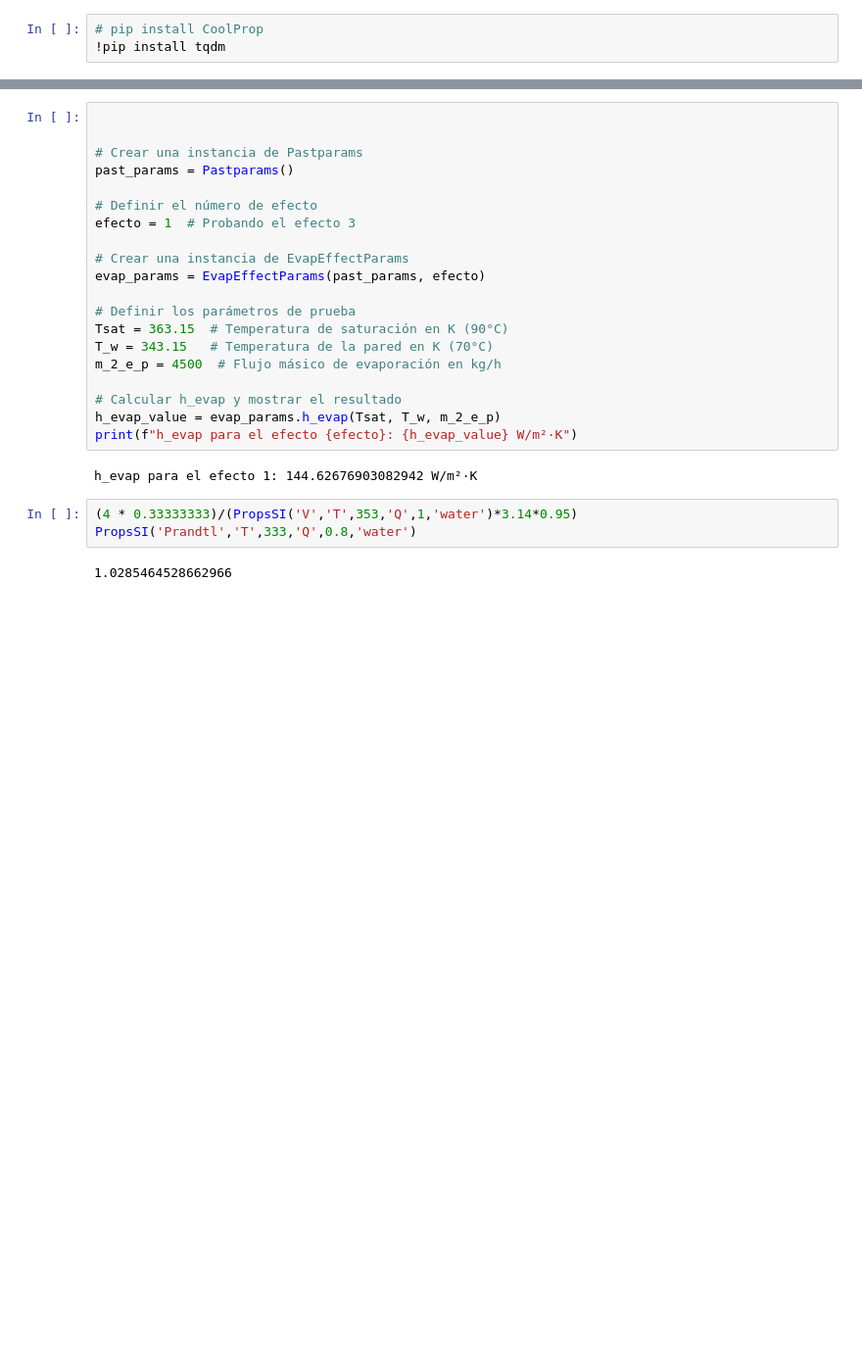
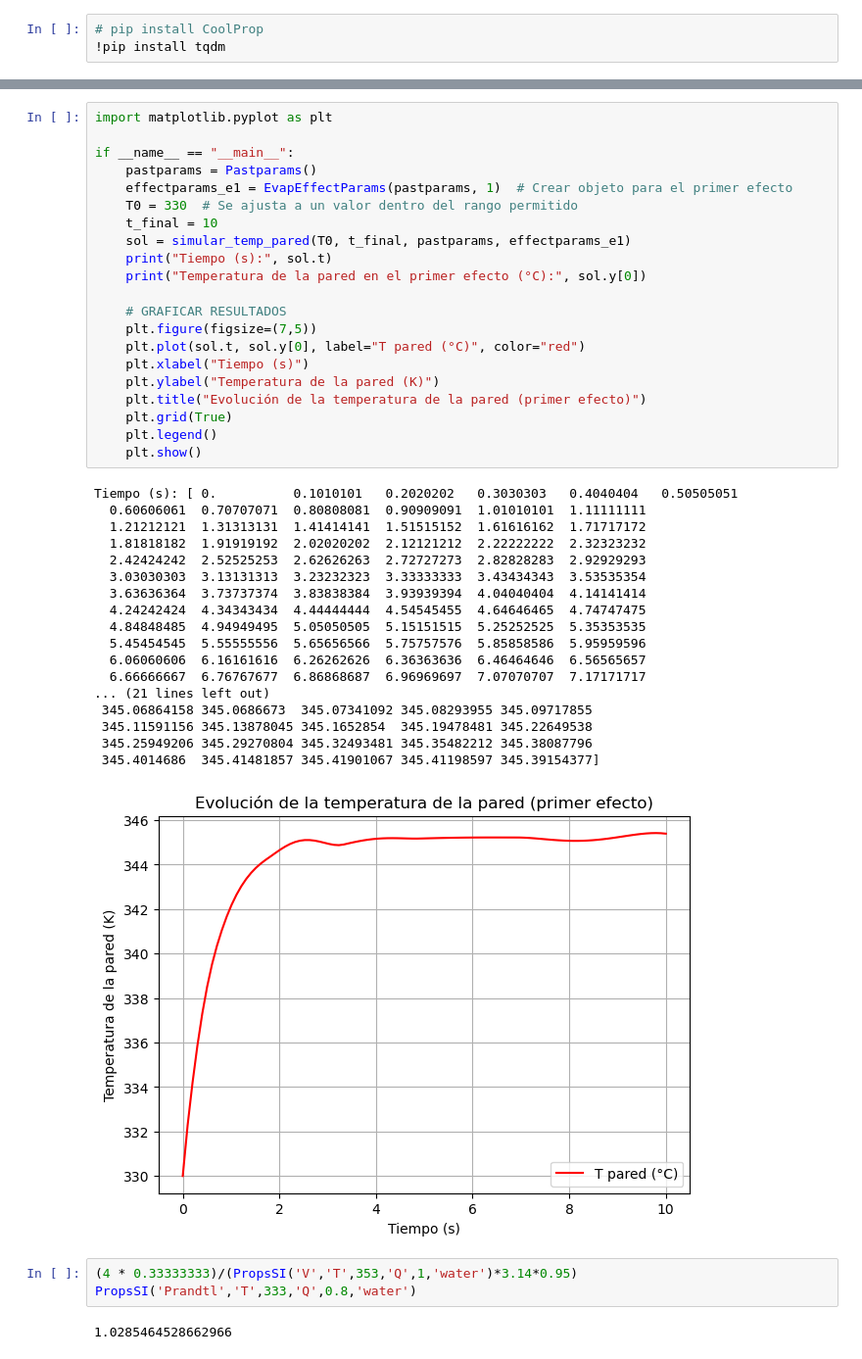
Before and after one commit to Damp-3/modelo_planta_concentradora, a Jupyter notebook: Modelo.ipynb, the cells around one changed output, grey strips where cells are left out. Shown: that part at 98% size. Cells and saved outputs as stored; diff of their text form; blank space fills up the shorter version.

```diff
--- a/Modelo.ipynb
+++ b/Modelo.ipynb
@@ -17,25 +18,43 @@ from tql.propiedades import *
-# %%
-
-
-# Crear una instancia de Pastparams
-past_params = Pastparams()
-
-# Definir el número de efecto
-efecto = 1  # Probando el efecto 3
-
-# Crear una instancia de EvapEffectParams
-evap_params = EvapEffectParams(past_params, efecto)
-
-# Definir los parámetros de prueba
-Tsat = 363.15  # Temperatura de saturación en K (90°C)
-T_w = 343.15   # Temperatura de la pared en K (70°C)
-m_2_e_p = 4500  # Flujo másico de evaporación en kg/h
-
-# Calcular h_evap y mostrar el resultado
-h_evap_value = evap_params.h_evap(Tsat, T_w, m_2_e_p)
-print(f"h_evap para el efecto {efecto}: {h_evap_value} W/m²·K")
-# %% [output]
-h_evap para el efecto 1: 144.62676903082942 W/m²·K
+# %%
+import matplotlib.pyplot as plt
+
+if __name__ == "__main__":
+    pastparams = Pastparams()
+    effectparams_e1 = EvapEffectParams(pastparams, 1)  # Crear objeto para el primer efecto
+    T0 = 330  # Se ajusta a un valor dentro del rango permitido
+    t_final = 10
+    sol = simular_temp_pared(T0, t_final, pastparams, effectparams_e1)
+    print("Tiempo (s):", sol.t)
+    print("Temperatura de la pared en el primer efecto (°C):", sol.y[0])
+
+    # GRAFICAR RESULTADOS
+    plt.figure(figsize=(7,5))
+    plt.plot(sol.t, sol.y[0], label="T pared (°C)", color="red")
+    plt.xlabel("Tiempo (s)")
+    plt.ylabel("Temperatura de la pared (K)")
+    plt.title("Evolución de la temperatura de la pared (primer efecto)")
+    plt.grid(True)
+    plt.legend()
+    plt.show()
+# %% [output]
+Tiempo (s): [ 0.          0.1010101   0.2020202   0.3030303   0.4040404   0.50505051
+  0.60606061  0.70707071  0.80808081  0.90909091  1.01010101  1.11111111
+  1.21212121  1.31313131  1.41414141  1.51515152  1.61616162  1.71717172
+  1.81818182  1.91919192  2.02020202  2.12121212  2.22222222  2.32323232
+  2.42424242  2.52525253  2.62626263  2.72727273  2.82828283  2.92929293
+  3.03030303  3.13131313  3.23232323  3.33333333  3.43434343  3.53535354
+  3.63636364  3.73737374  3.83838384  3.93939394  4.04040404  4.14141414
+  4.24242424  4.34343434  4.44444444  4.54545455  4.64646465  4.74747475
+  4.84848485  4.94949495  5.05050505  5.15151515  5.25252525  5.35353535
+  5.45454545  5.55555556  5.65656566  5.75757576  5.85858586  5.95959596
+  6.06060606  6.16161616  6.26262626  6.36363636  6.46464646  6.56565657
+  6.66666667  6.76767677  6.86868687  6.96969697  7.07070707  7.17171717
+... (21 lines left out)
+ 345.06864158 345.0686673  345.07341092 345.08293955 345.09717855
+ 345.11591156 345.13878045 345.1652854  345.19478481 345.22649538
+ 345.25949206 345.29270804 345.32493481 345.35482212 345.38087796
+ 345.4014686  345.41481857 345.41901067 345.41198597 345.39154377]
+[figure, added]
 # %%
 (4 * 0.33333333)/(PropsSI('V','T',353,'Q',1,'water')*3.14*0.95)
 PropsSI('Prandtl','T',333,'Q',0.8,'water')
```
Also changed, not shown: parts of 24 cells of this notebook, 3 other files.
